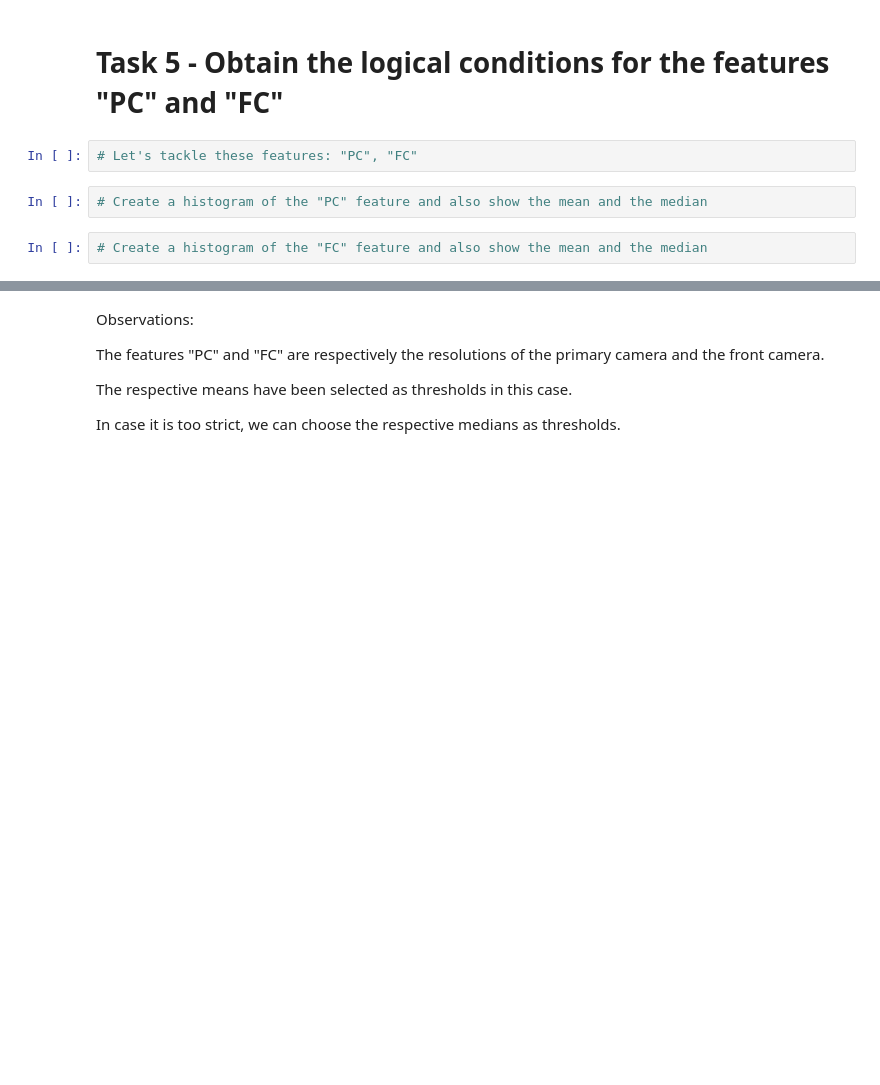
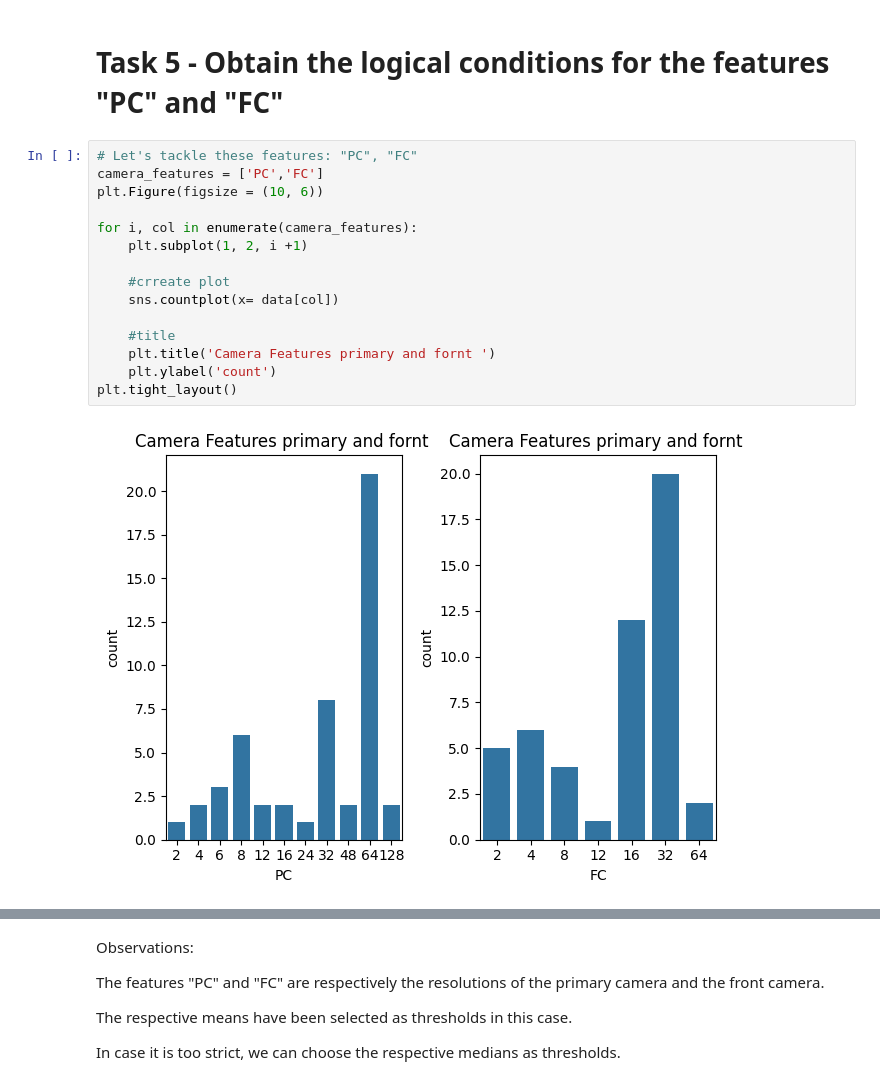
Before and after one commit to Subodhoraw/statistics-module-, a Jupyter notebook: Statistics Module Assignment.ipynb, the cells around one changed output, grey strips where cells are left out. Saved outputs shown, nothing was run; the diff lists cells and outputs as text; blank space fills up the shorter version.

```diff
--- a/Statistics Module Assignment.ipynb
+++ b/Statistics Module Assignment.ipynb
@@ -351,9 +422,20 @@ The upper quartile has been selected as a threshold in this case as the children
 In case it is too strict, we can choose the mean or the median as a threshold.
 # %% [markdown]
 # Task 5 - Obtain the logical conditions for the features "PC" and "FC"
-# %%
-# Let's tackle these features: "PC", "FC"
-# %%
-# Create a histogram of the "PC" feature and also show the mean and the median
-# %%
-# Create a histogram of the "FC" feature and also show the mean and the median
+# %%
+# Let's tackle these features: "PC", "FC"
+camera_features = ['PC','FC']
+plt.Figure(figsize = (10, 6))
+
+for i, col in enumerate(camera_features):
+    plt.subplot(1, 2, i +1)
+
+    #crreate plot
+    sns.countplot(x= data[col])
+
+    #title
+    plt.title('Camera Features primary and fornt ')
+    plt.ylabel('count')
+plt.tight_layout()
+# %% [output]
+[figure, added]
```
Also changed, not shown: parts of 15 cells of this notebook.
